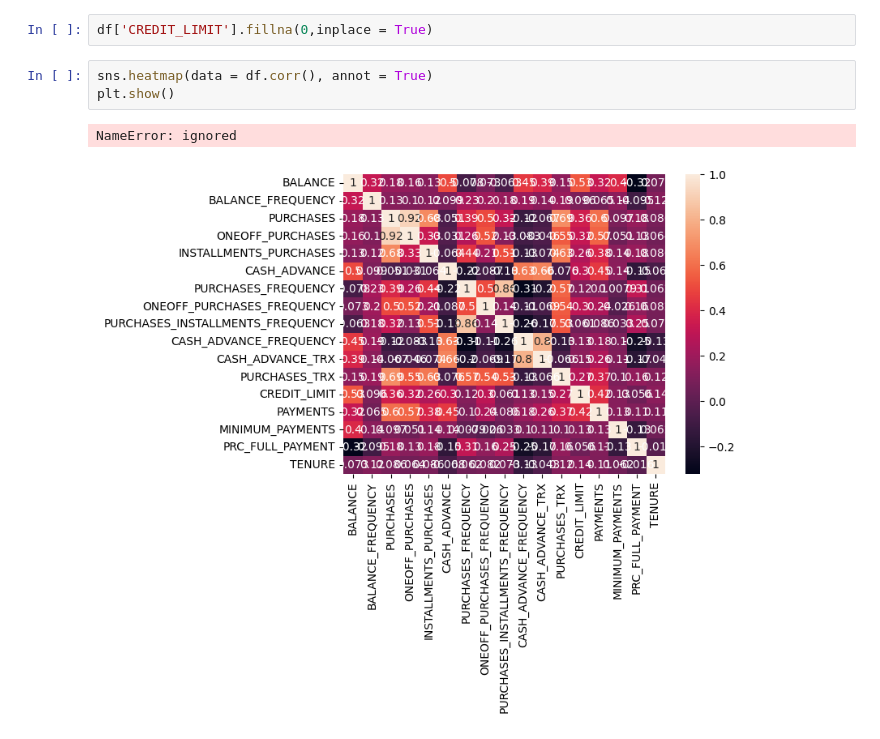
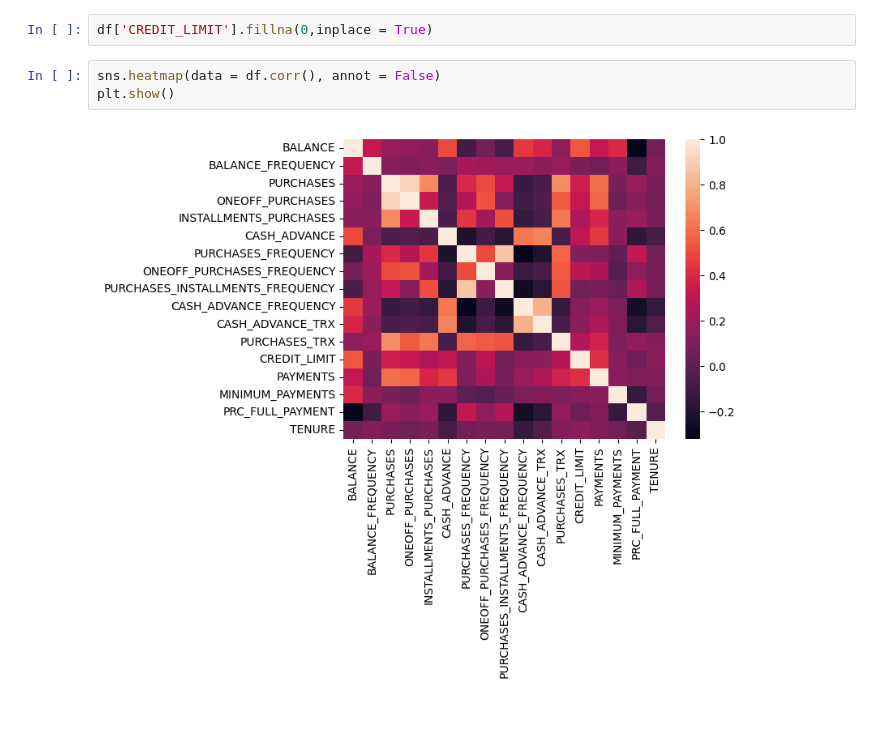
Before and after one commit to earo12/Credit-Card-Clustering, a Jupyter notebook: Credit_Card_Clustering.ipynb, the cells around one changed output. Saved outputs shown, nothing was run; the diff lists cells and outputs as text.

Commit message:
Loaded heatmap figure

```diff
--- a/Credit_Card_Clustering.ipynb
+++ b/Credit_Card_Clustering.ipynb
@@ -94,8 +94,7 @@ df['MINIMUM_PAYMENTS'].fillna(0,inplace = True)
 # %%
 df['CREDIT_LIMIT'].fillna(0,inplace = True)
 # %%
-sns.heatmap(data = df.corr(), annot = True)
+sns.heatmap(data = df.corr(), annot = False)
 plt.show()
 # %% [output]
-NameError: ignored
-[figure, old version]
+[figure, new version]
```
